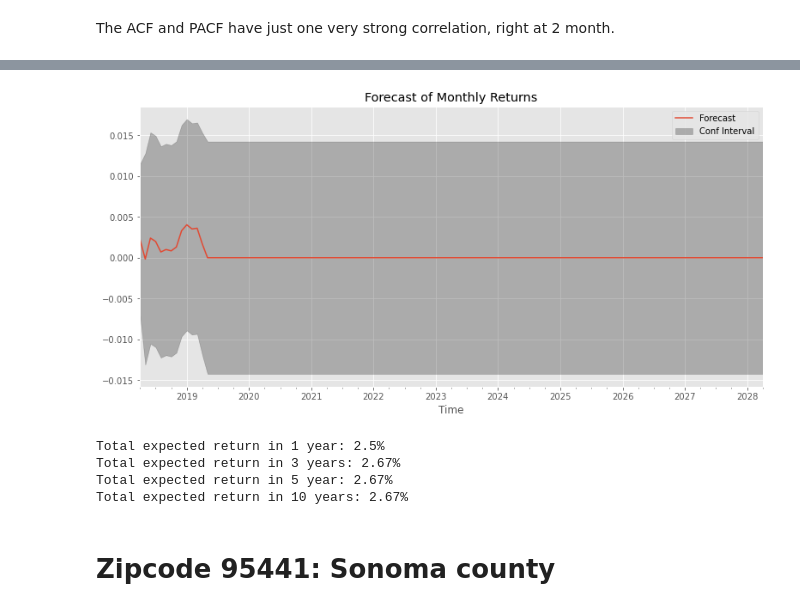
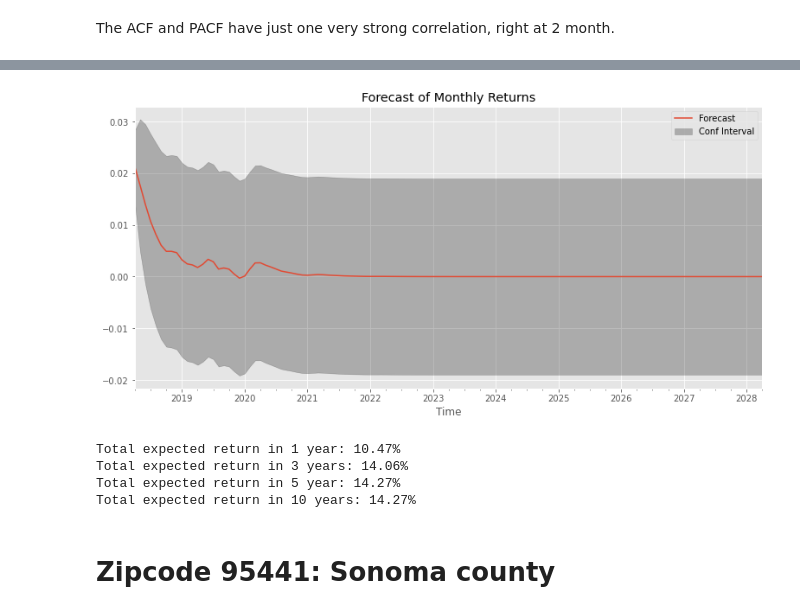
Before and after one commit to Milenaafeworki/Time-Series-prediction, a Jupyter notebook: starter_notebook.ipynb, the cells around one changed output, grey strips where cells are left out. Drawn from its saved outputs; the diff is of its cells as text; code cells hidden in the pictures.

```diff
--- a/starter_notebook.ipynb
+++ b/starter_notebook.ipynb
@@ -796,16 +836,21 @@ From the predictions, we can see that the best zip codes are 96141, 95441, 92866
 # %%
+
 zip_96141 = melted_df[melted_df.ZipCode == '96141']
 zip_93405 = melted_df[melted_df.ZipCode == '93405']
-zip_92866 = melted_df[melted_df.ZipCode == '92866']
+# zip_92866 = melted_df[melted_df.ZipCode == '92866']
+zip_92101 = melted_df[melted_df.ZipCode == '92101']
 zip_95441 = melted_df[melted_df.ZipCode == '95441']
-zip_94546 = melted_df[melted_df.ZipCode == '94546']
+# zip_94546 = melted_df[melted_df.ZipCode == '94546']
+zip_91754 = melted_df[melted_df.ZipCode == '91754']
 # %%
 zip_df = pd.DataFrame()
 zip_df = zip_df.append(zip_96141)
 zip_df = zip_df.append(zip_93405)
-zip_df = zip_df.append(zip_92866)
+# zip_df = zip_df.append(zip_92866)
+zip_df = zip_df.append(zip_92101)
 zip_df = zip_df.append(zip_95441)
-zip_df = zip_df.append(zip_94546)
+# zip_df = zip_df.append(zip_94546)
+zip_df = zip_df.append(zip_91754)
 zip_df.head()
 # %% [output]
 |  | ZipCode | City | State | Metro | CountyName | value |
@@ -855,5 +900,7 @@ Name: value, dtype: float64
 # %%
 for i in range(5):
     zip_ts[i].value.plot(label=zip_ts[i].ZipCode[0],figsize=(15,6))
-    plt.legend()
+    plt.title('Average Home values of each zipcode')
+    plt.legend(['96141-Placer', '93405-San Luis Obispo', '92101-San Diego',
+                '95441-Sonoma County', '91754-Los Angeles'])
 # %% [output]
@@ -978,14 +1025,20 @@ TS_96141d = zip_ts[0].ret.diff().dropna()
 TS_93405 = zip_ts[1].ret.dropna()
 TS_93405d = zip_ts[1].ret.diff().dropna()
 
-TS_92866 = zip_ts[2].ret.dropna()
-TS_92866d = zip_ts[2].ret.diff().dropna()
+# TS_92866 = zip_ts[2].ret.dropna()
+# TS_92866d = zip_ts[2].ret.diff().dropna()
+
+TS_92101 = zip_ts[2].ret.dropna()
+TS_92101d = zip_ts[2].ret.diff().dropna()
 
 TS_95441 = zip_ts[3].ret.dropna()
 TS_95441d = zip_ts[3].ret.diff().dropna()
 
-TS_94546 = zip_ts[4].ret.dropna()
-TS_94546d = zip_ts[4].ret.diff().dropna()
+# TS_94546 = zip_ts[4].ret.dropna()
+# TS_94546d = zip_ts[4].ret.diff().dropna()
+
+TS_91754 = zip_ts[4].ret.dropna()
+TS_91754d = zip_ts[4].ret.diff().dropna()
 # %%
 def plot_acf_pacf(ts, figsize=(10,8),lags=24):
 
@@ -1185,13 +1239,13 @@ ARIMA(maxiter=50, method='lbfgs', order=(0, 0, 1), out_of_sample_size=0,
 # %%
-pdq = (0, 0, 1)
-pdqs = (0, 0, 1, 12)
-ret_92866 = forecast_model(TS_92866,pdq=pdq,pdqs=pdqs,zc=92866)
+pdq = (2, 0, 1)
+pdqs = (1, 0, 2, 12)
+ret_92866 = forecast_model(TS_92101,pdq=pdq,pdqs=pdqs,zc=92866)
 # %% [output]
-[figure, old version]
+[figure, new version]
-Total expected return in 1 year: 2.5%
-Total expected return in 3 years: 2.67%
-Total expected return in 5 year: 2.67%
-Total expected return in 10 years: 2.67%
+Total expected return in 1 year: 10.47%
+Total expected return in 3 years: 14.06%
+Total expected return in 5 year: 14.27%
+Total expected return in 10 years: 14.27%
 # %% [markdown]
 # Zipcode 95441: Sonoma county
 # %%
```
Also changed, not shown: parts of 45 cells of this notebook, 16 other files.
